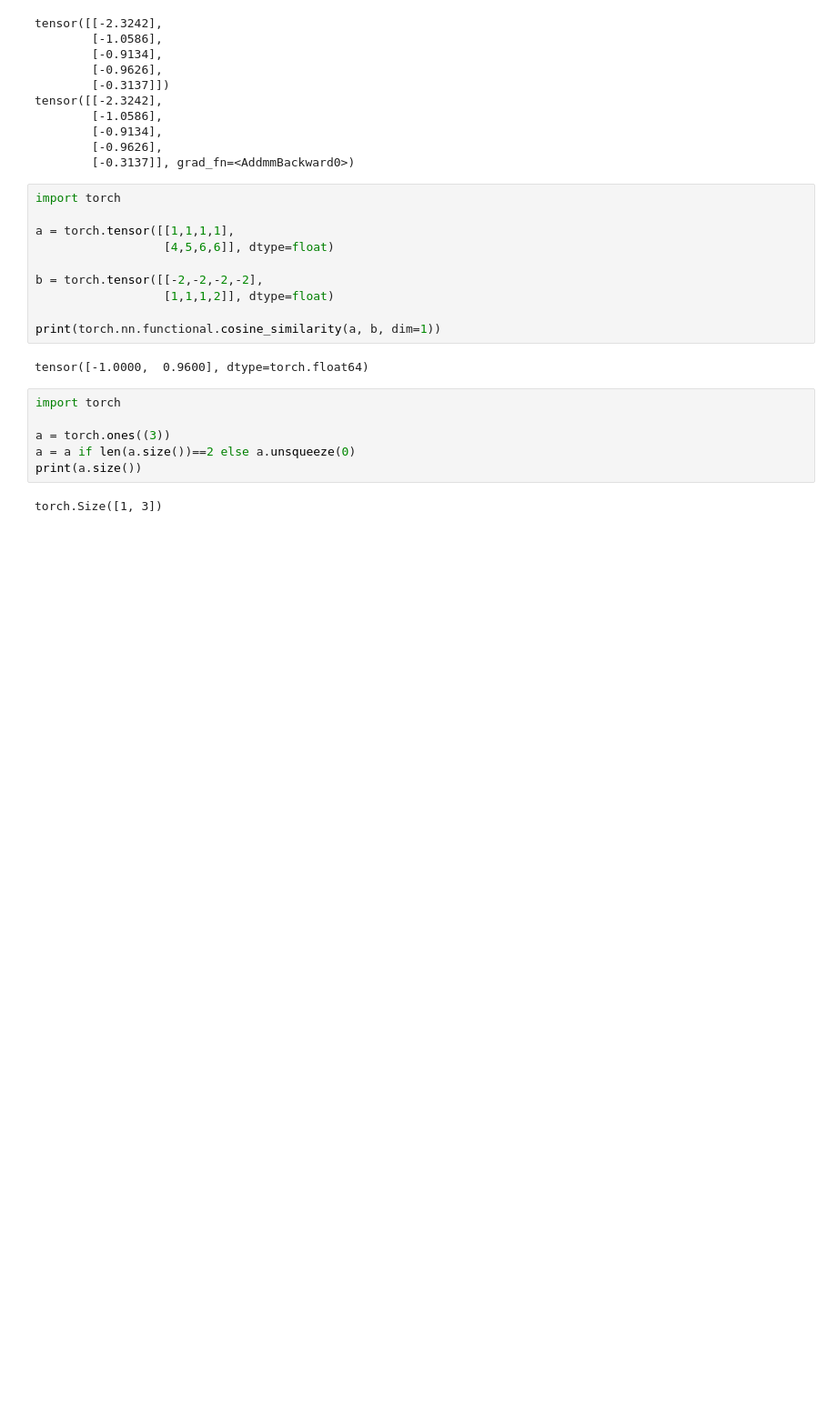
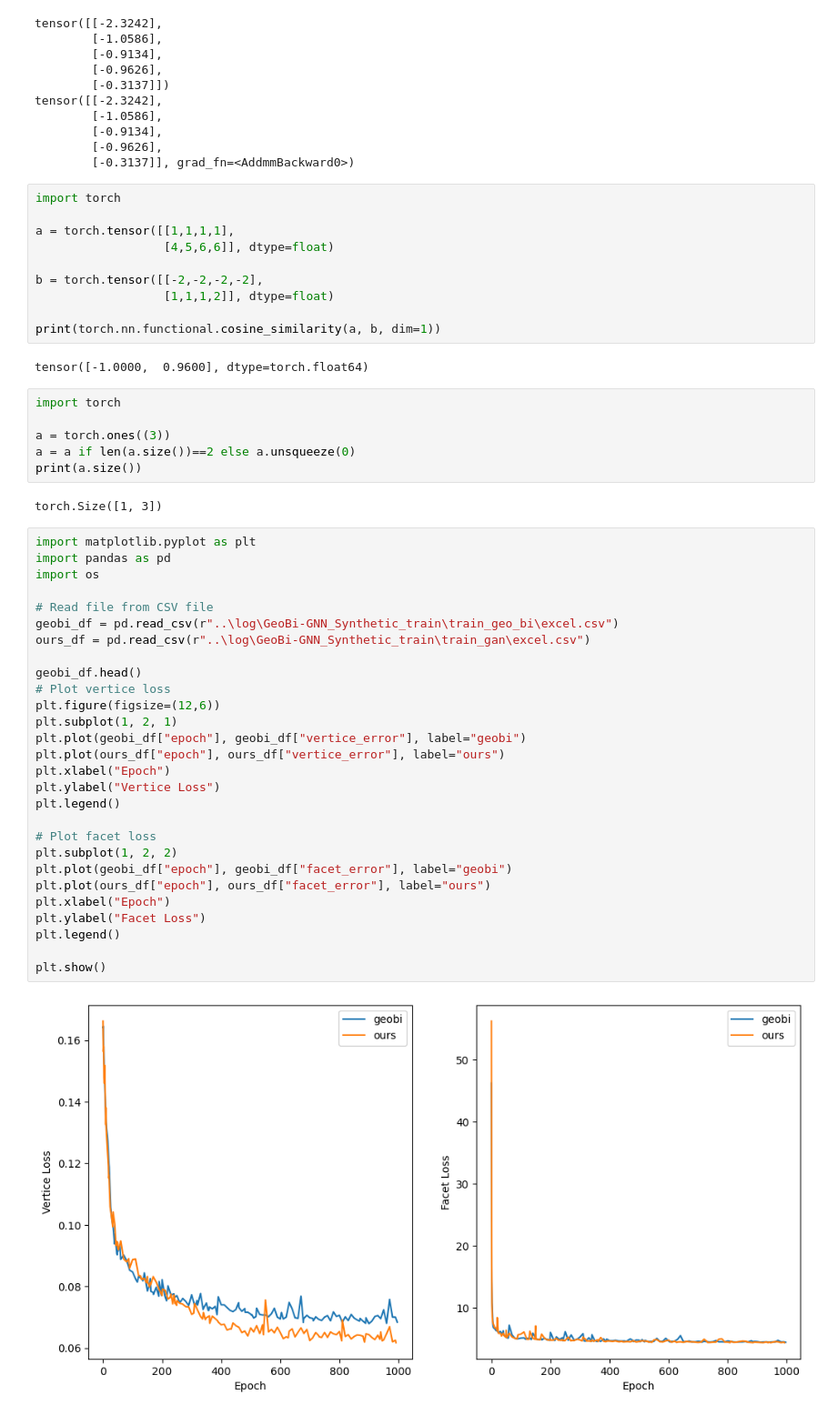
Before and after one commit to lam1101999/3D-Reconstruction, a Jupyter notebook: src/train/test.ipynb, the cells around one changed output. Shown at 91% size. Cells and saved outputs as stored; diff of their text form; blank space fills up the shorter version.

Commit message:
update train_gan log until epoch 1000, draw train info

```diff
--- a/src/train/test.ipynb
+++ b/src/train/test.ipynb
@@ -157,3 +157,33 @@ a = a if len(a.size())==2 else a.unsqueeze(0)
 print(a.size())
 # %% [output]
 torch.Size([1, 3])
+# %%
+import matplotlib.pyplot as plt
+import pandas as pd
+import os
+
+# Read file from CSV file
+geobi_df = pd.read_csv(r"..\log\GeoBi-GNN_Synthetic_train\train_geo_bi\excel.csv")
+ours_df = pd.read_csv(r"..\log\GeoBi-GNN_Synthetic_train\train_gan\excel.csv")
+
+geobi_df.head()
+# Plot vertice loss
+plt.figure(figsize=(12,6))
+plt.subplot(1, 2, 1)
+plt.plot(geobi_df["epoch"], geobi_df["vertice_error"], label="geobi")
+plt.plot(ours_df["epoch"], ours_df["vertice_error"], label="ours")
+plt.xlabel("Epoch")
+plt.ylabel("Vertice Loss")
+plt.legend()
+
+# Plot facet loss
+plt.subplot(1, 2, 2)
+plt.plot(geobi_df["epoch"], geobi_df["facet_error"], label="geobi")
+plt.plot(ours_df["epoch"], ours_df["facet_error"], label="ours")
+plt.xlabel("Epoch")
+plt.ylabel("Facet Loss")
+plt.legend()
+
+plt.show()
+# %% [output]
+[figure, added]
```
Also changed, not shown: 13 other files.
